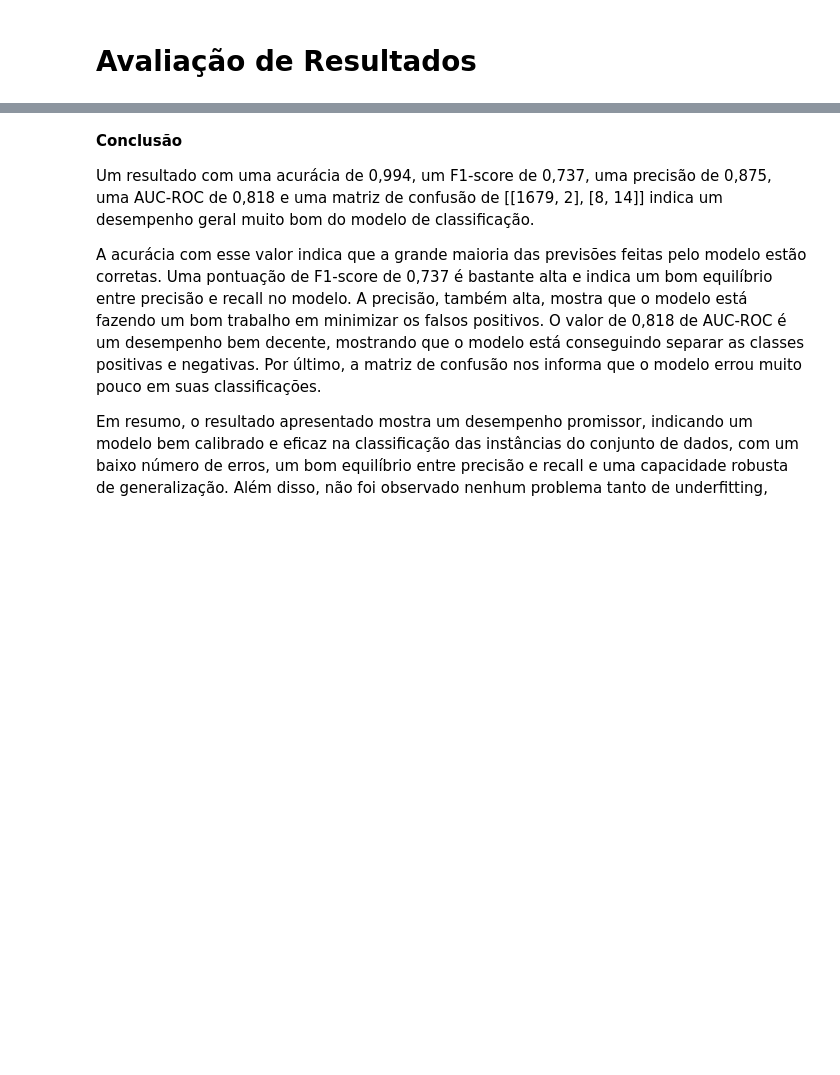
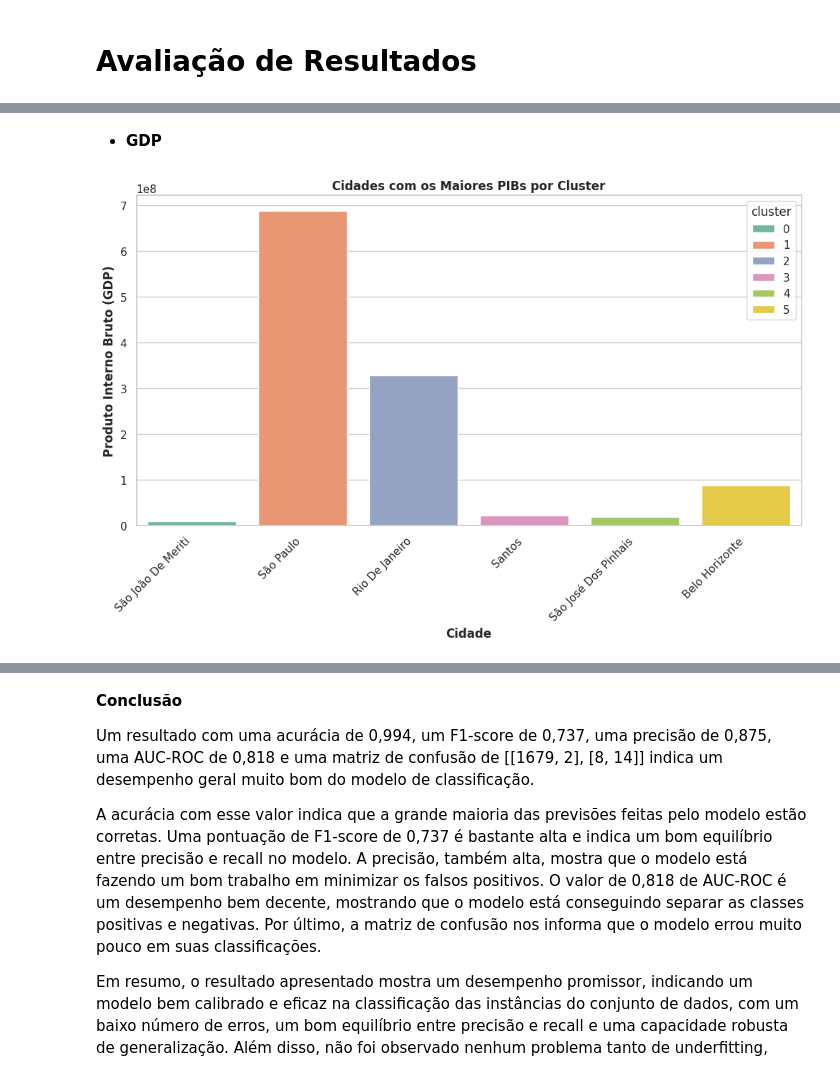
Before and after one commit to bernardosnap/MVP---Sprint-An-lise-de-Dados-e-Boas-Pr-ticas, a Jupyter notebook: Análise_de_Dados_Cidades_Brasileiras.ipynb, the cells around one changed output, grey strips where cells are left out. Cells and saved outputs as stored; diff of their text form; code cells hidden in the pictures; blank space fills up the shorter version.

```diff
--- a/Análise_de_Dados_Cidades_Brasileiras.ipynb
+++ b/Análise_de_Dados_Cidades_Brasileiras.ipynb
@@ -805,0 +704,22 @@ Após a análise dos 3 tipos diferentes de modelo, vimos que a melhor opção é
+# %% [markdown]
+*   **GDP**
+# %%
+# Encontrar a cidade com o maior GDP em cada cluster
+maiores_pib = cidadesBR.loc[cidadesBR.groupby('cluster')['GDP'].idxmax()]
+
+# Criar um gráfico de barras
+plt.figure(figsize=(12, 6))
+sns.barplot(x=maiores_pib['CITY'], y=maiores_pib['GDP'], hue=maiores_pib['cluster'], palette='Set2')
+
+# Adicionar título e rótulos
+plt.title('Cidades com os Maiores PIBs por Cluster', fontweight='bold')
+plt.xlabel('Cidade', fontweight='bold')
+plt.ylabel('Produto Interno Bruto (GDP)', fontweight='bold')
+
+# Rotacionar os rótulos das cidades para melhorar a legibilidade
+plt.xticks(rotation=45, ha='right')
+
+# Exibir o gráfico
+plt.show()
+# %% [output]
+[figure, added]
```
Also changed, not shown: parts of 22 cells of this notebook.
